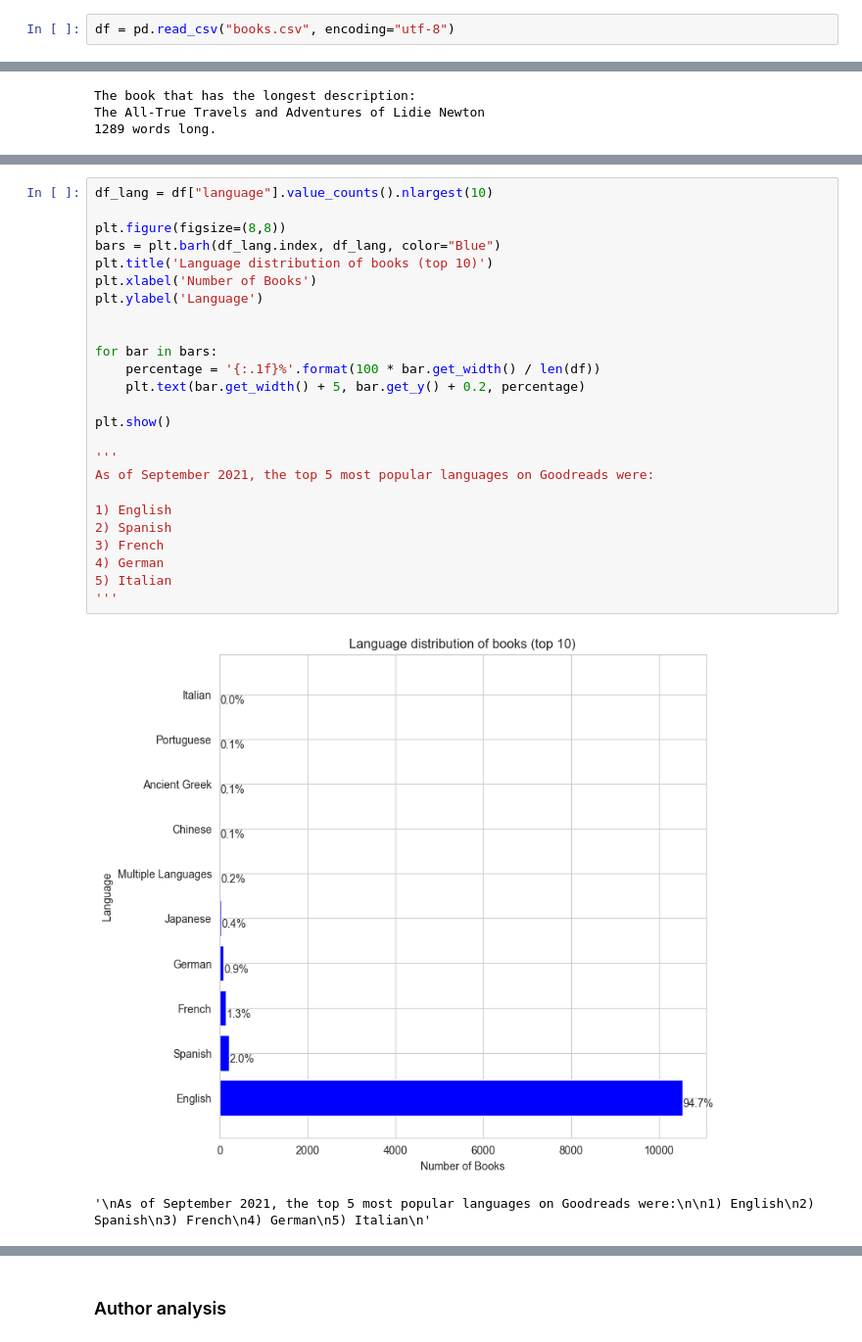
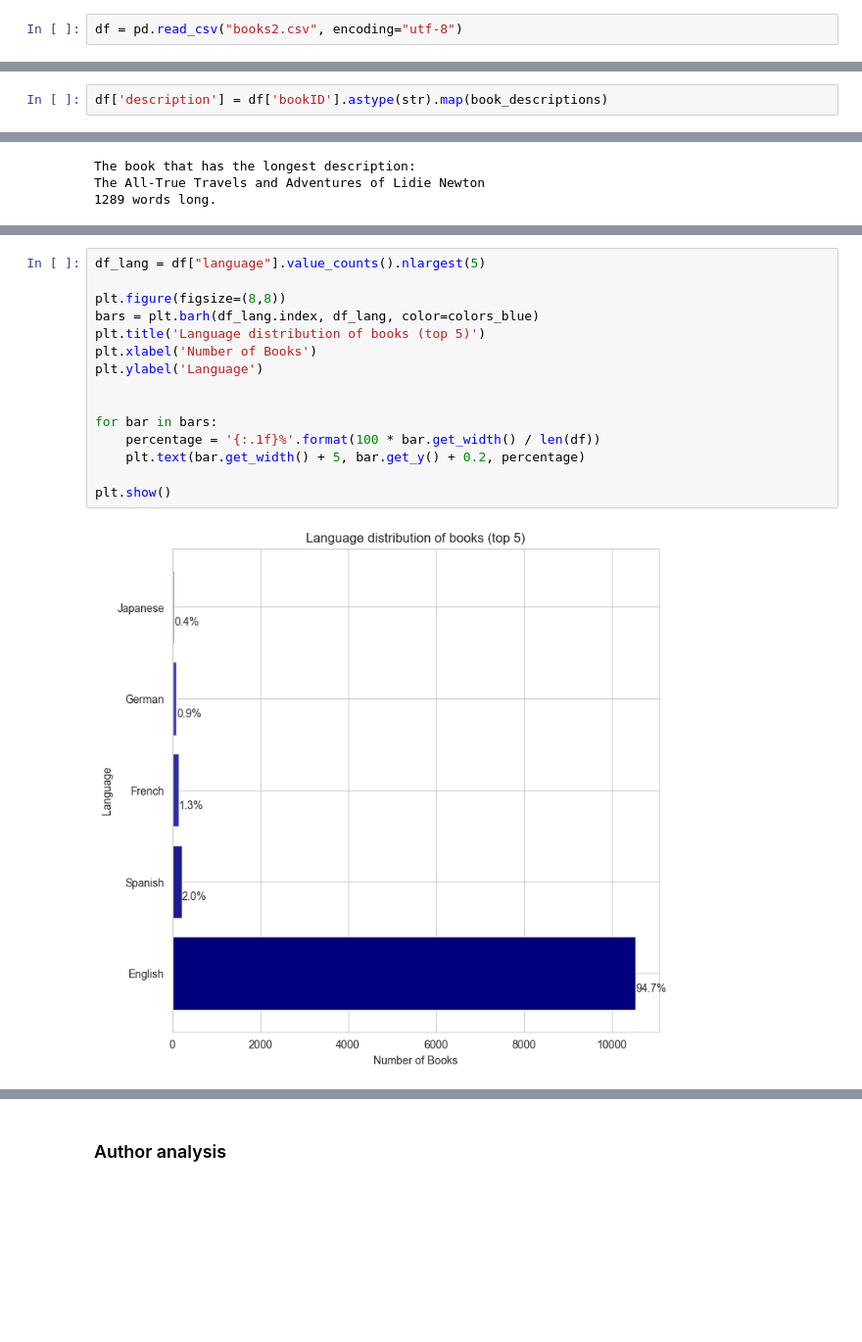
Before and after one commit to berkayersoy/Project6_Books, a Jupyter notebook: books_project.ipynb, the cells around one changed output, grey strips where cells are left out. Shown at 98% size. Drawn from its saved outputs; the diff is of its cells as text; blank space fills up the shorter version.

```diff
--- a/books_project.ipynb
+++ b/books_project.ipynb
@@ -10,7 +10,7 @@ warnings.filterwarnings("ignore")
 pd.set_option('display.max_columns', 25)
 pd.set_option('display.max_rows', 150)
 # %%
-df = pd.read_csv("books.csv", encoding="utf-8")
+df = pd.read_csv("books2.csv", encoding="utf-8")
 # %% [markdown]
 # DATA CLEANING
 # %%
@@ -351,3 +353,5 @@ with open('book_descriptions.pkl', 'rb') as f:
     print('dictionary loaded successfully to variable')
 # %% [output]
 dictionary loaded successfully to variable
+# %%
+df['description'] = df['bookID'].astype(str).map(book_descriptions)
@@ -422,30 +439,19 @@ genre                                         Comics
 Name: 6590, dtype: object
 # %%
-df_lang = df["language"].value_counts().nlargest(10)
+df_lang = df["language"].value_counts().nlargest(5)
 
 plt.figure(figsize=(8,8))
-bars = plt.barh(df_lang.index, df_lang, color="Blue")
-plt.title('Language distribution of books (top 10)')
+bars = plt.barh(df_lang.index, df_lang, color=colors_blue)
+plt.title('Language distribution of books (top 5)')
 plt.xlabel('Number of Books')
 plt.ylabel('Language')
 
 
 for bar in bars:
     percentage = '{:.1f}%'.format(100 * bar.get_width() / len(df))
     plt.text(bar.get_width() + 5, bar.get_y() + 0.2, percentage)
 
 plt.show()
-
-'''
-As of September 2021, the top 5 most popular languages on Goodreads were:
-
-1) English
-2) Spanish
-3) French
-4) German
-5) Italian
-'''
 # %% [output]
-[figure, old version]
+[figure, new version]
-'\nAs of September 2021, the top 5 most popular languages on Goodreads were:\n\n1) English\n2) Spanish\n3) French\n4) German\n5) Italian\n'
 # %%
```
Also changed, not shown: parts of 12 cells of this notebook, 35 other files.
